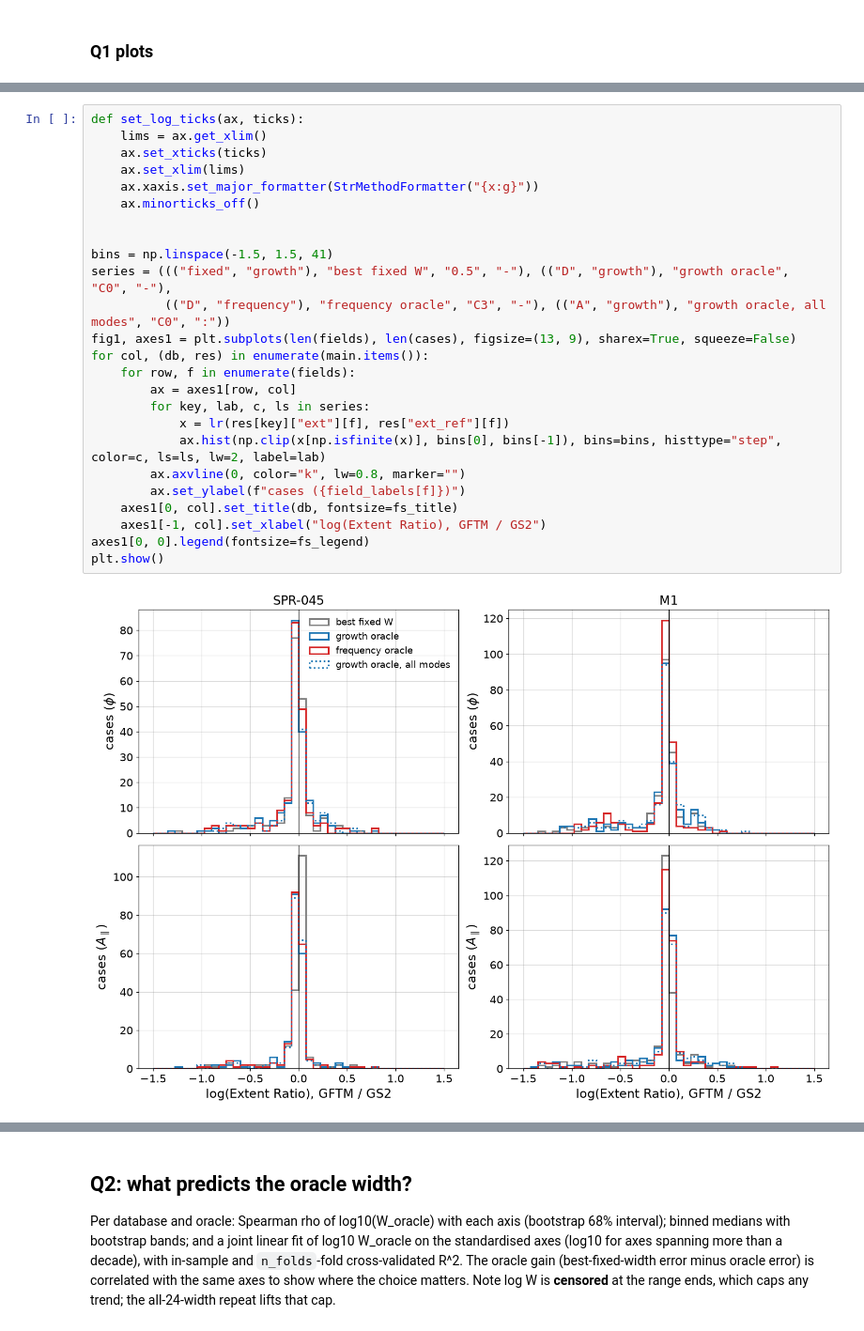
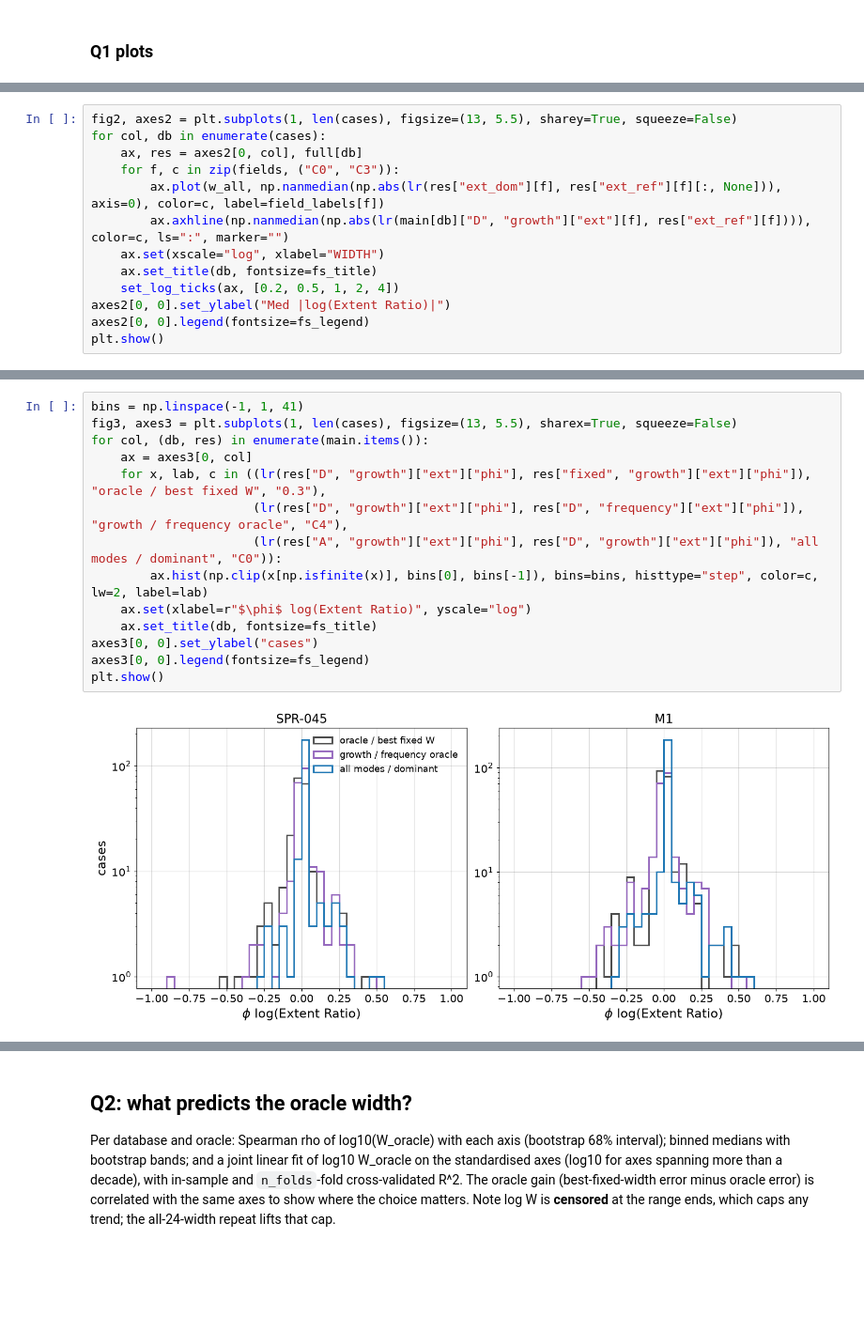
Before and after one commit to FelixWattsYork/General_Analysis, a Jupyter notebook: notebooks/kbm_width_oracle_physics.ipynb, the cells around one changed output, grey strips where cells are left out. Shown at 94% size. Saved outputs shown, nothing was run; the diff lists cells and outputs as text; blank space fills up the shorter version.

```diff
--- a/notebooks/kbm_width_oracle_physics.ipynb
+++ b/notebooks/kbm_width_oracle_physics.ipynb
@@ -352,0 +390,13 @@ apar_medAbsLog_A_vs_D                           NaN        NaN       0.0
+# %%
+fig2, axes2 = plt.subplots(1, len(cases), figsize=(13, 5.5), sharey=True, squeeze=False)
+for col, db in enumerate(cases):
+    ax, res = axes2[0, col], full[db]
+    for f, c in zip(fields, ("C0", "C3")):
+        ax.plot(w_all, np.nanmedian(np.abs(lr(res["ext_dom"][f], res["ext_ref"][f][:, None])), axis=0), color=c, label=field_labels[f])
+        ax.axhline(np.nanmedian(np.abs(lr(main[db]["D", "growth"]["ext"][f], res["ext_ref"][f]))), color=c, ls=":", marker="")
+    ax.set(xscale="log", xlabel="WIDTH")
+    ax.set_title(db, fontsize=fs_title)
+    set_log_ticks(ax, [0.2, 0.5, 1, 2, 4])
+axes2[0, 0].set_ylabel("Med |log(Extent Ratio)|")
+axes2[0, 0].legend(fontsize=fs_legend)
+plt.show()
@@ -353,27 +405,16 @@ apar_medAbsLog_A_vs_D                           NaN        NaN       0.0
 # %%
-def set_log_ticks(ax, ticks):
-    lims = ax.get_xlim()
-    ax.set_xticks(ticks)
-    ax.set_xlim(lims)
-    ax.xaxis.set_major_formatter(StrMethodFormatter("{x:g}"))
-    ax.minorticks_off()
-
-
-bins = np.linspace(-1.5, 1.5, 41)
-series = ((("fixed", "growth"), "best fixed W", "0.5", "-"), (("D", "growth"), "growth oracle", "C0", "-"),
-          (("D", "frequency"), "frequency oracle", "C3", "-"), (("A", "growth"), "growth oracle, all modes", "C0", ":"))
-fig1, axes1 = plt.subplots(len(fields), len(cases), figsize=(13, 9), sharex=True, squeeze=False)
+bins = np.linspace(-1, 1, 41)
+fig3, axes3 = plt.subplots(1, len(cases), figsize=(13, 5.5), sharex=True, squeeze=False)
 for col, (db, res) in enumerate(main.items()):
-    for row, f in enumerate(fields):
-        ax = axes1[row, col]
-        for key, lab, c, ls in series:
-            x = lr(res[key]["ext"][f], res["ext_ref"][f])
-            ax.hist(np.clip(x[np.isfinite(x)], bins[0], bins[-1]), bins=bins, histtype="step", color=c, ls=ls, lw=2, label=lab)
-        ax.axvline(0, color="k", lw=0.8, marker="")
-        ax.set_ylabel(f"cases ({field_labels[f]})")
-    axes1[0, col].set_title(db, fontsize=fs_title)
-    axes1[-1, col].set_xlabel("log(Extent Ratio), GFTM / GS2")
-axes1[0, 0].legend(fontsize=fs_legend)
+    ax = axes3[0, col]
+    for x, lab, c in ((lr(res["D", "growth"]["ext"]["phi"], res["fixed", "growth"]["ext"]["phi"]), "oracle / best fixed W", "0.3"),
+                      (lr(res["D", "growth"]["ext"]["phi"], res["D", "frequency"]["ext"]["phi"]), "growth / frequency oracle", "C4"),
+                      (lr(res["A", "growth"]["ext"]["phi"], res["D", "growth"]["ext"]["phi"]), "all modes / dominant", "C0")):
+        ax.hist(np.clip(x[np.isfinite(x)], bins[0], bins[-1]), bins=bins, histtype="step", color=c, lw=2, label=lab)
+    ax.set(xlabel=r"$\phi$ log(Extent Ratio)", yscale="log")
+    ax.set_title(db, fontsize=fs_title)
+axes3[0, 0].set_ylabel("cases")
+axes3[0, 0].legend(fontsize=fs_legend)
 plt.show()
 # %% [output]
-[figure, old version]
+[figure, new version]
```
Also changed, not shown: parts of 9 cells of this notebook.
